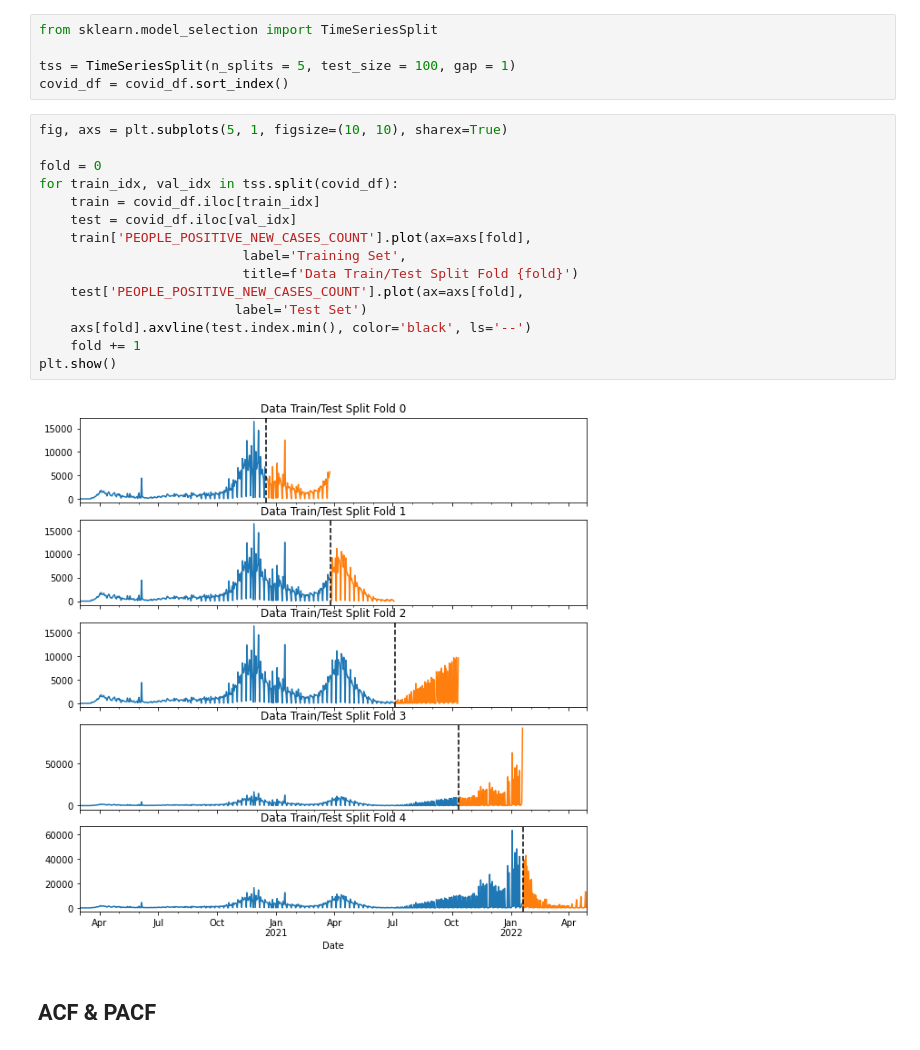
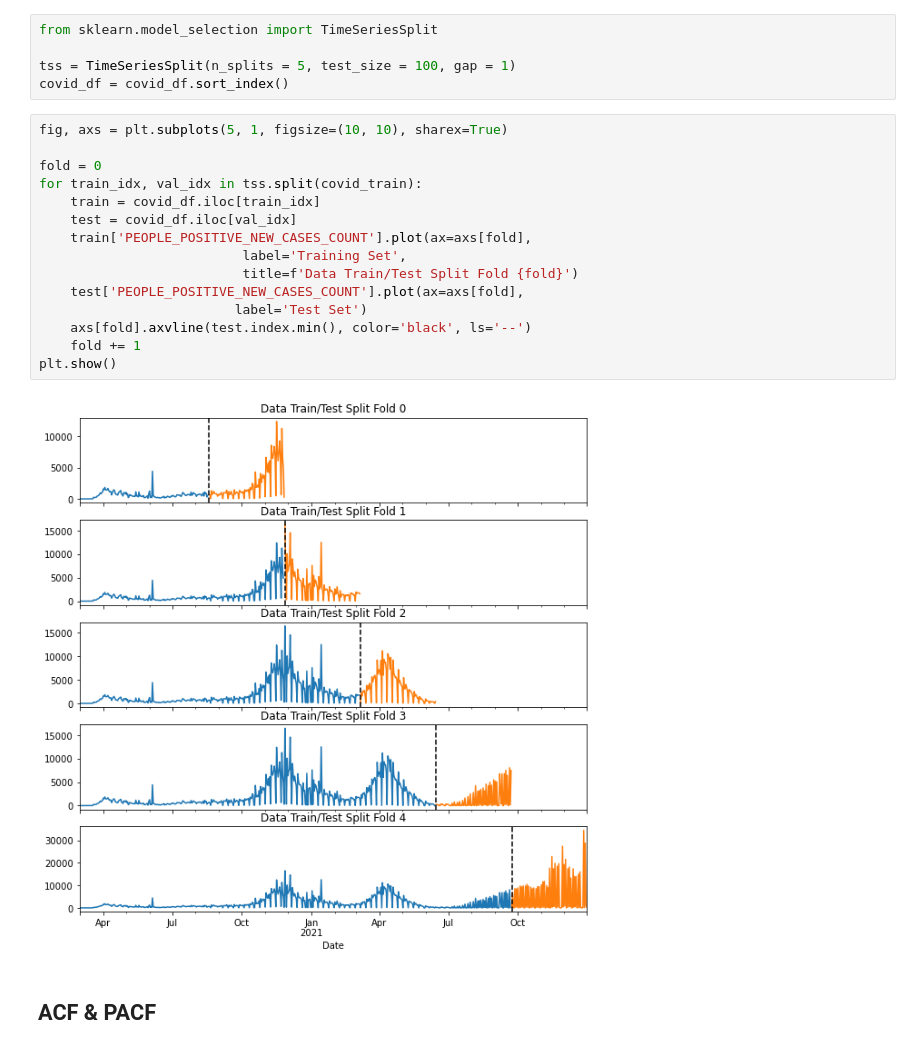
Before and after one commit to danielhe-nu/STAT390-Snowman, a Jupyter notebook: Daniel Final/Michigan_ARIMA.ipynb, the cells around one changed output. Cells and saved outputs as stored; diff of their text form.

```diff
--- a/Daniel Final/Michigan_ARIMA.ipynb
+++ b/Daniel Final/Michigan_ARIMA.ipynb
@@ -98,20 +98,20 @@ covid_df = covid_df.sort_index()
 # %%
 fig, axs = plt.subplots(5, 1, figsize=(10, 10), sharex=True)
 
 fold = 0
-for train_idx, val_idx in tss.split(covid_df):
+for train_idx, val_idx in tss.split(covid_train):
     train = covid_df.iloc[train_idx]
     test = covid_df.iloc[val_idx]
     train['PEOPLE_POSITIVE_NEW_CASES_COUNT'].plot(ax=axs[fold],
                           label='Training Set',
                           title=f'Data Train/Test Split Fold {fold}')
     test['PEOPLE_POSITIVE_NEW_CASES_COUNT'].plot(ax=axs[fold],
                          label='Test Set')
     axs[fold].axvline(test.index.min(), color='black', ls='--')
     fold += 1
 plt.show()
 # %% [output]
-[figure, old version]
+[figure, new version]
 # %% [markdown]
 ## ACF & PACF
 # %%
```
Also changed, not shown: parts of 1 cell of this notebook, 5 other files.
